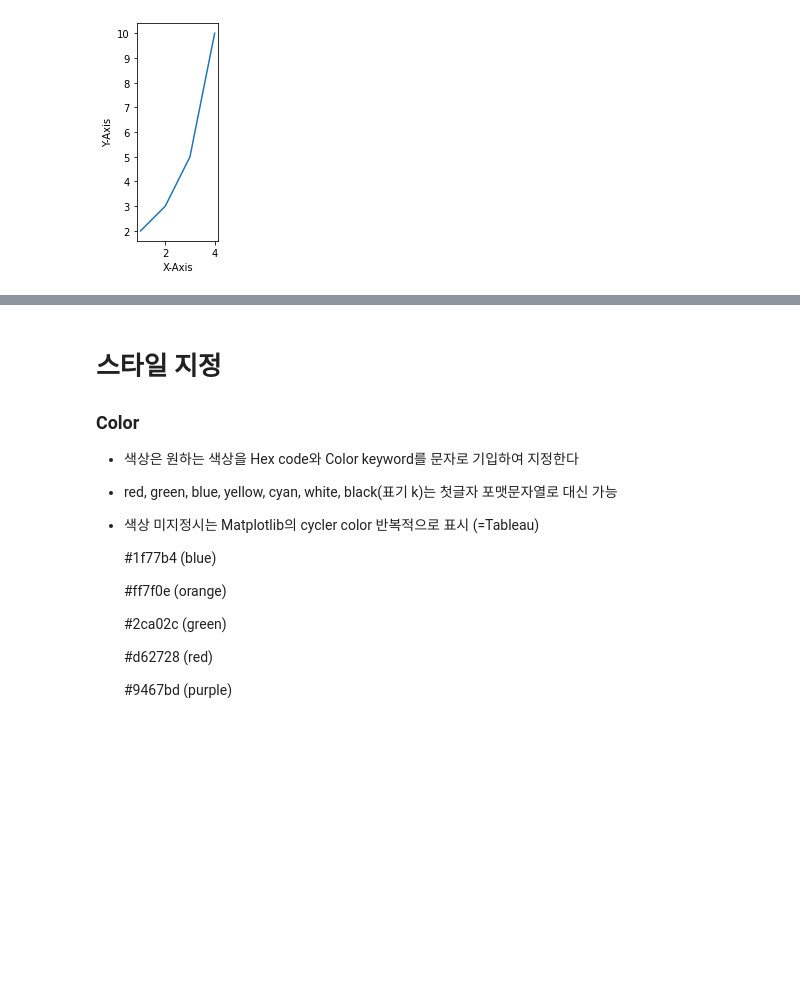
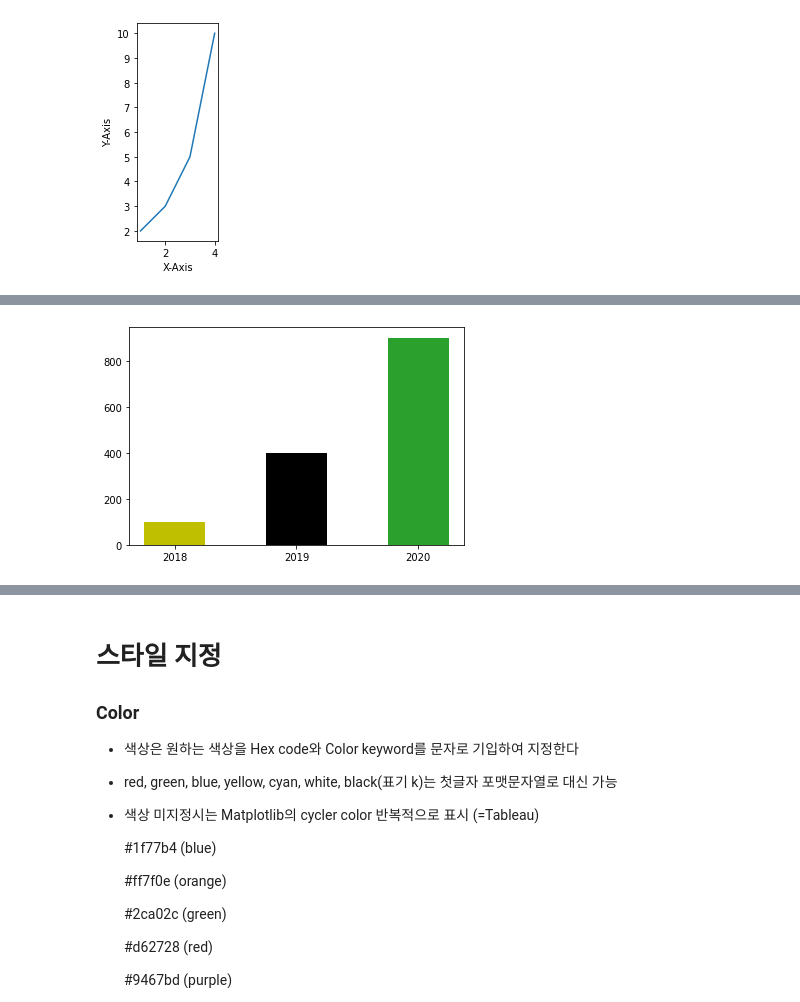
Before and after one commit to YeongChaeYun7/Python, a Jupyter notebook: Matplotlib_basic.ipynb, the cells around one changed output, grey strips where cells are left out. Drawn from its saved outputs; the diff is of its cells as text; code cells hidden in the pictures; blank space fills up the shorter version.

```diff
--- a/Matplotlib_basic.ipynb
+++ b/Matplotlib_basic.ipynb
@@ -161,0 +167,14 @@ plt.show()
+# %%
+# 막대 그래프
+x = np.arange(3)
+
+years = ['2018', '2019', '2020'] # x
+values = [100, 400, 900] # y
+colors = ['y', '#000000', 'C2'] # 색상을 리스트로 입력하여 막대 각가 색깔 구분
+
+plt.bar(x, values, color=colors,width=0.5) #width 막대 폭 지정. 기본 0.8
+plt.xticks(x, years)
+
+plt.show()
+# %% [output]
+[figure, added]
```
Also changed, not shown: parts of 8 cells of this notebook.
